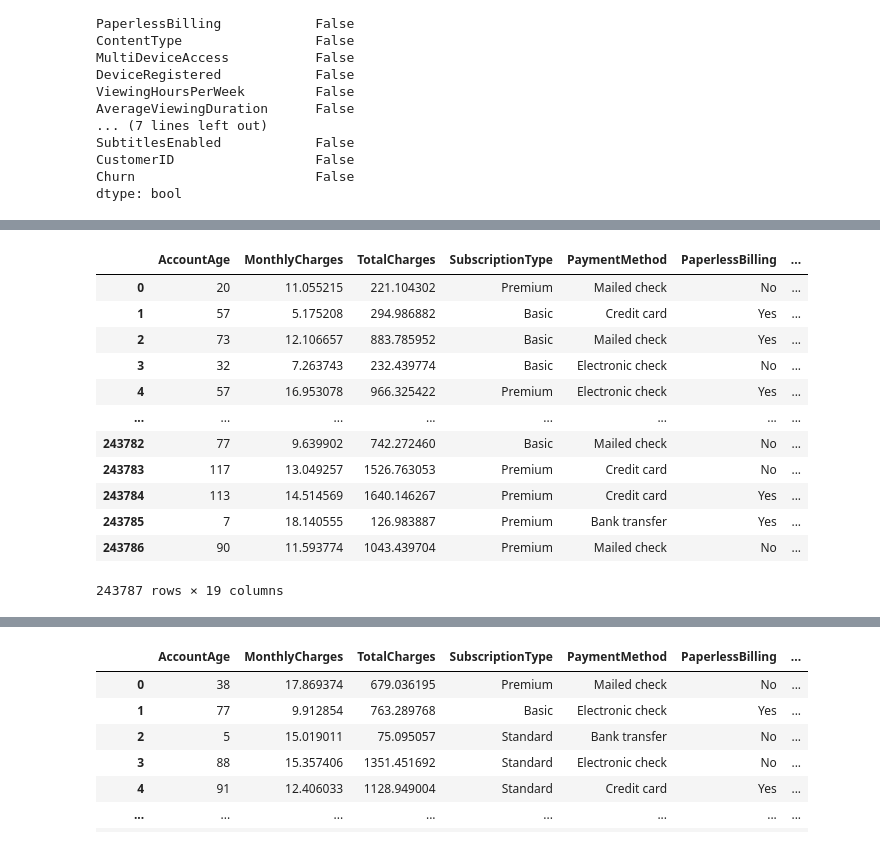
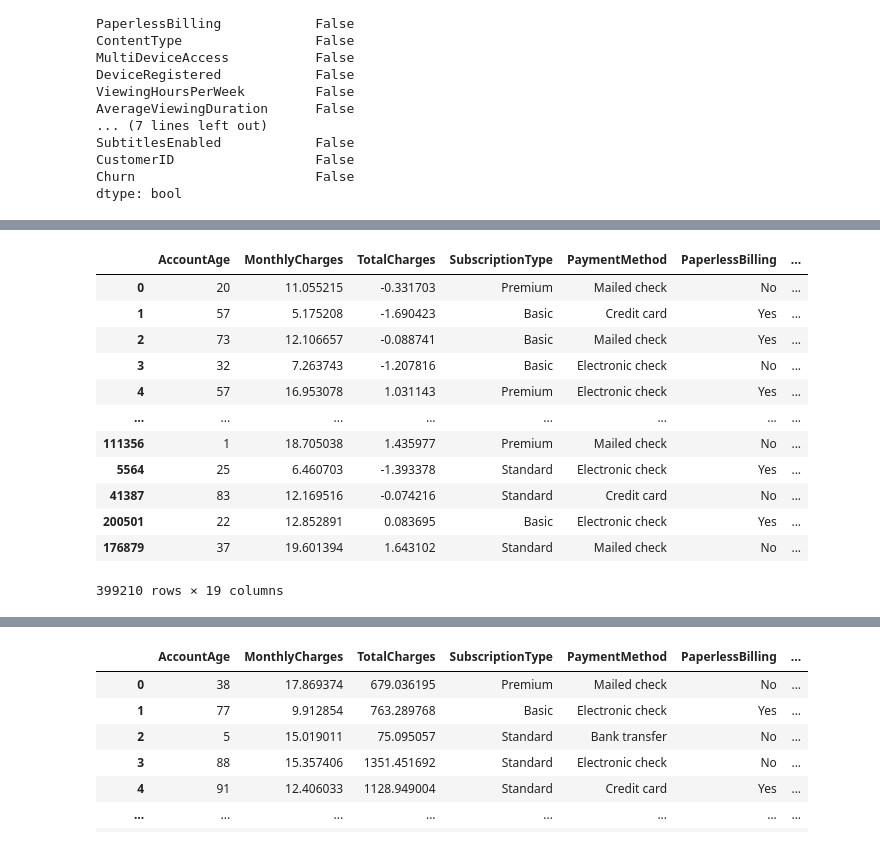
Before and after one commit to wiss0212/Video_streaming_churn, a Jupyter notebook: Project_video_streaming.ipynb, the cells around one changed output, grey strips where cells are left out. Drawn from its saved outputs; the diff is of its cells as text; code cells hidden in the pictures.

```diff
--- a/Project_video_streaming.ipynb
+++ b/Project_video_streaming.ipynb
@@ -109 +132,11 @@ dtype: bool
+# %%
+from sklearn.preprocessing import StandardScaler
+from sklearn.utils import resample
+
+# Transformation logarithmique
+train_df['TotalCharges_Log'] = np.log1p(train_df['TotalCharges'])
+
+# Normalisation
+scaler = StandardScaler()
+train_df['TotalCharges'] = scaler.fit_transform(train_df[['MonthlyCharges']])
 # %%
@@ -117,0 +175,13 @@ plt.show()
+# %%
+df_majority = train_df[train_df['Churn'] == 0]
+df_minority = train_df[train_df['Churn'] == 1]
+
+# Oversample minority class
+df_minority_oversampled = df_minority.sample(n=len(df_majority), replace=True)  # Sample with replacement
+
+# Combine majority class with oversampled minority class
+df_oversampled = pd.concat([df_majority, df_minority_oversampled])
+
+# Display new class distribution
+print("New class distribution after manual oversampling:")
+print(df_oversampled['Churn'].value_counts())
@@ -118,18 +217,18 @@ plt.show()
 # %%
-X_train = train_df.drop(['Churn','CustomerID'], axis=1)  # Features
-X_train
+X_train_df = df_oversampled.drop(['Churn','CustomerID'], axis=1)  # Features
+X_train_df
 # %% [output]
 |  | AccountAge | MonthlyCharges | TotalCharges | SubscriptionType | PaymentMethod | PaperlessBilling | ... |
-| 0 | 20 | 11.055215 | 221.104302 | Premium | Mailed check | No | ... |
-| 1 | 57 | 5.175208 | 294.986882 | Basic | Credit card | Yes | ... |
-| 2 | 73 | 12.106657 | 883.785952 | Basic | Mailed check | Yes | ... |
-| 3 | 32 | 7.263743 | 232.439774 | Basic | Electronic check | No | ... |
-| 4 | 57 | 16.953078 | 966.325422 | Premium | Electronic check | Yes | ... |
+| 0 | 20 | 11.055215 | -0.331703 | Premium | Mailed check | No | ... |
+| 1 | 57 | 5.175208 | -1.690423 | Basic | Credit card | Yes | ... |
+| 2 | 73 | 12.106657 | -0.088741 | Basic | Mailed check | Yes | ... |
+| 3 | 32 | 7.263743 | -1.207816 | Basic | Electronic check | No | ... |
+| 4 | 57 | 16.953078 | 1.031143 | Premium | Electronic check | Yes | ... |
 | ... | ... | ... | ... | ... | ... | ... | ... |
-| 243782 | 77 | 9.639902 | 742.272460 | Basic | Mailed check | No | ... |
-| 243783 | 117 | 13.049257 | 1526.763053 | Premium | Credit card | No | ... |
-| 243784 | 113 | 14.514569 | 1640.146267 | Premium | Credit card | Yes | ... |
-| 243785 | 7 | 18.140555 | 126.983887 | Premium | Bank transfer | Yes | ... |
-| 243786 | 90 | 11.593774 | 1043.439704 | Premium | Mailed check | No | ... |
+| 111356 | 1 | 18.705038 | 1.435977 | Premium | Mailed check | No | ... |
+| 5564 | 25 | 6.460703 | -1.393378 | Standard | Electronic check | Yes | ... |
+| 41387 | 83 | 12.169516 | -0.074216 | Standard | Credit card | No | ... |
+| 200501 | 22 | 12.852891 | 0.083695 | Basic | Electronic check | Yes | ... |
+| 176879 | 37 | 19.601394 | 1.643102 | Standard | Mailed check | No | ... |
-243787 rows × 19 columns
+399210 rows × 19 columns
 # %%
```
Also changed, not shown: parts of 23 cells of this notebook.
